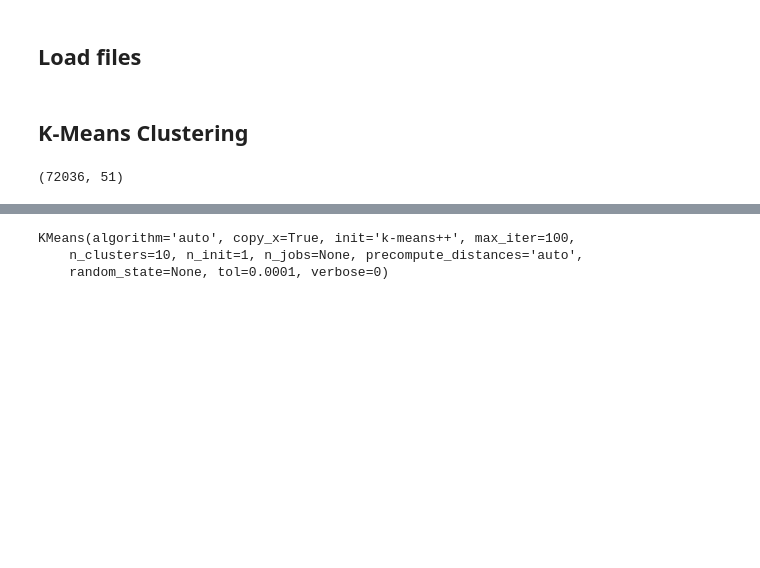
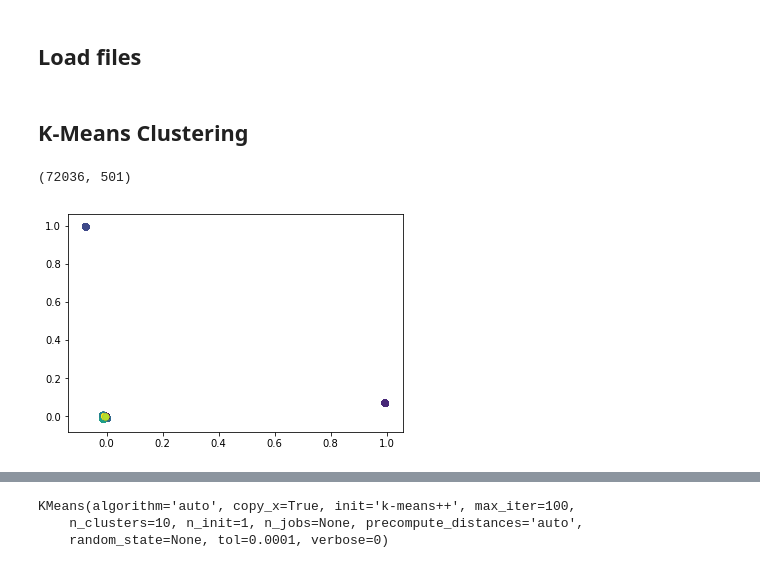
Before and after one commit to khsieh18/Unsupervised-Learning-Capstone, a Jupyter notebook: Unsupervised-Learning-Capstone-31.ipynb, the cells around one changed output, grey strips where cells are left out. Cells and saved outputs as stored; diff of their text form; code cells hidden in the pictures; blank space fills up the shorter version.

```diff
--- a/Unsupervised-Learning-Capstone-31.ipynb
+++ b/Unsupervised-Learning-Capstone-31.ipynb
@@ -94,8 +98,8 @@ def clean_text(text):
 # %% [markdown]
 ## K-Means Clustering
 # %%
+vectorizer = TfidfVectorizer(stop_words='english',max_features=500)
 df = pd.DataFrame()
-vectorizer = TfidfVectorizer(stop_words='english',max_features=50)
 for i in range(len(filename)):
     text=load_text(filename[i])
     text=clean_text(text)
@@ -105,16 +109,25 @@ for i in range(len(filename)):
     X_np=X.todense()
     X_df=pd.DataFrame(X_np)
 
-    author=filename[i].replace('.txt','')
-    X_df['author']=author
+    #author=filename[i].replace('.txt','')
+    #X_df['author']=author
+    X_df['author']=i
 
     df=df.append(X_df)
 # %%
 df.shape
 # %% [output]
-(72036, 51)
+(72036, 501)
 # %%
-from sklearn.preprocessing import normalize
 x=df.drop(['author'],axis=1)
-x=normalize(x)
 y=df['author']
+# %%
+model = KMeans(n_clusters=10, init='k-means++', max_iter=100, n_init=2)
+# %%
+x_norm=normalize(x)
+x_pca=PCA(2).fit_transform(x_norm)
+y_pred=model.fit_predict(x_pca)
+plt.scatter(x_pca[:,0],x_pca[:,1],c=y_pred)
+plt.show()
+# %% [output]
+[figure, added]
```
Also changed, not shown: parts of 21 cells of this notebook, 2 other files.
